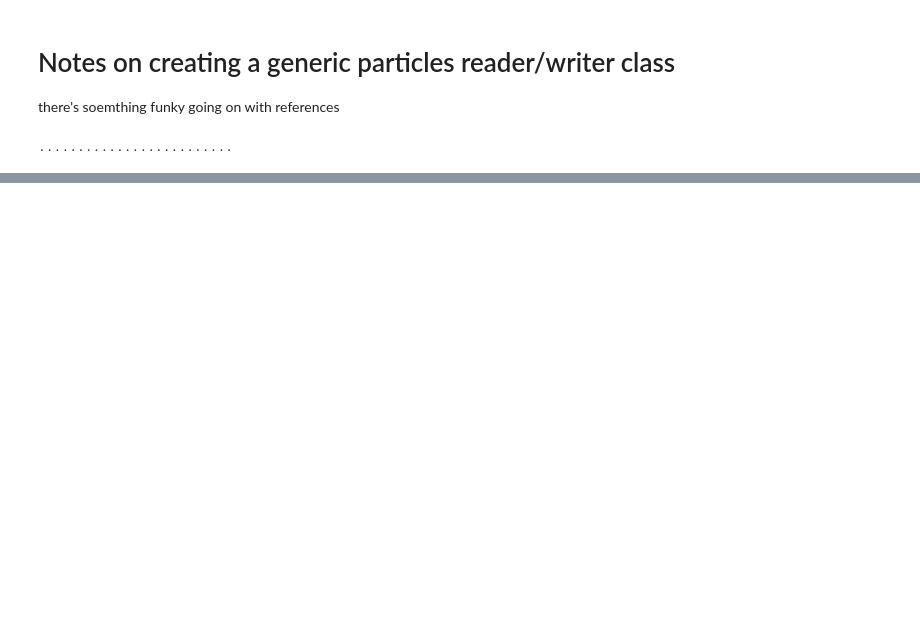
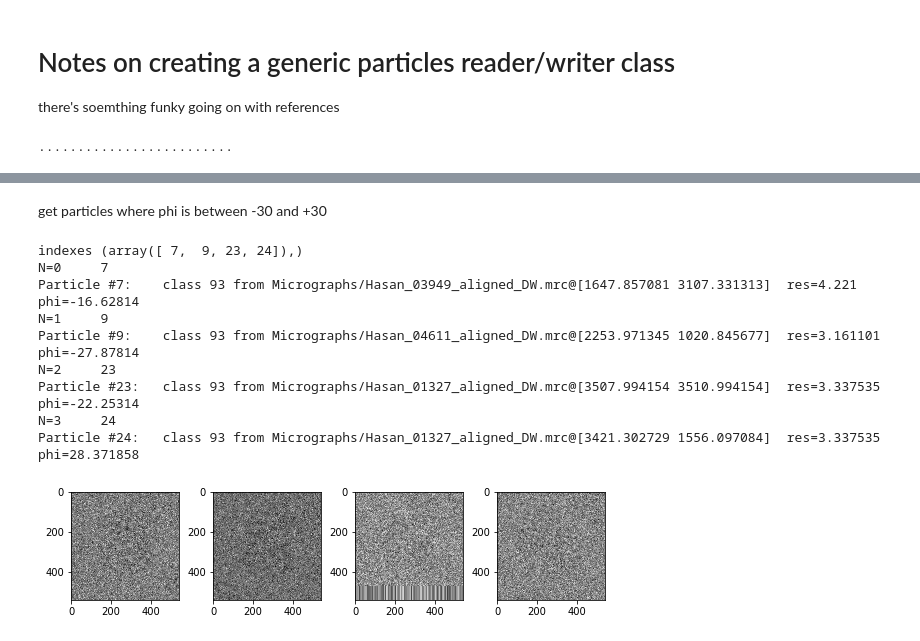
Before and after one commit to slaclab/cryoEM-notebooks, a Jupyter notebook: notebooks/Create Particle Stacks.ipynb, the cells around one changed output, grey strips where cells are left out. Cells and saved outputs as stored; diff of their text form; code cells hidden in the pictures; blank space fills up the shorter version.

Commit message:
add example with numpy filter

```diff
--- a/notebooks/Create Particle Stacks.ipynb
+++ b/notebooks/Create Particle Stacks.ipynb
@@ -134,0 +133,28 @@ Particle #24: class 93 from Micrographs/Hasan_01327_aligned_DW.mrc@[3421.302729
+# %% [markdown]
+get particles where phi is between -30 and +30
+# %%
+with h5py.File( '/tmp/particles.hdf', 'r' ) as f:
+    # convert to numpy for simpler syntax
+    psis = f['particles/angle_psi'].value
+    mask = np.where( (psis>=-30) & (psis<30))
+    print("indexes %s" % (mask,))
+
+    fig = plt.figure(figsize=(12, 12))
+    for n,i in enumerate(mask[0]):
+        print("N=%s\t%s" % (n,i))
+        print( "Particle #%s:\tclass %s from %s@%s\tres=%s\tphi=%s " % (i, f['particles/class'][i], f['particles/source_micrograph'][i], f['particles/source_coordinates'][i], f['particles/ctf_resolution'][i], f['particles/angle_psi'][i] ) )
+        fig.add_subplot( 6, 6, n+1 )
+        plt.imshow( f['particles/images'][i], cmap='Greys' )
+    plt.tight_layout()
+    plt.show()
+# %% [output]
+indexes (array([ 7,  9, 23, 24]),)
+N=0     7
+Particle #7:    class 93 from Micrographs/Hasan_03949_aligned_DW.mrc@[1647.857081 3107.331313]  res=4.221       phi=-16.62814
+N=1     9
+Particle #9:    class 93 from Micrographs/Hasan_04611_aligned_DW.mrc@[2253.971345 1020.845677]  res=3.161101    phi=-27.87814
+N=2     23
+Particle #23:   class 93 from Micrographs/Hasan_01327_aligned_DW.mrc@[3507.994154 3510.994154]  res=3.337535    phi=-22.25314
+N=3     24
+Particle #24:   class 93 from Micrographs/Hasan_01327_aligned_DW.mrc@[3421.302729 1556.097084]  res=3.337535    phi=28.371858
+[figure, added]
```
Also changed, not shown: parts of 2 cells of this notebook.
